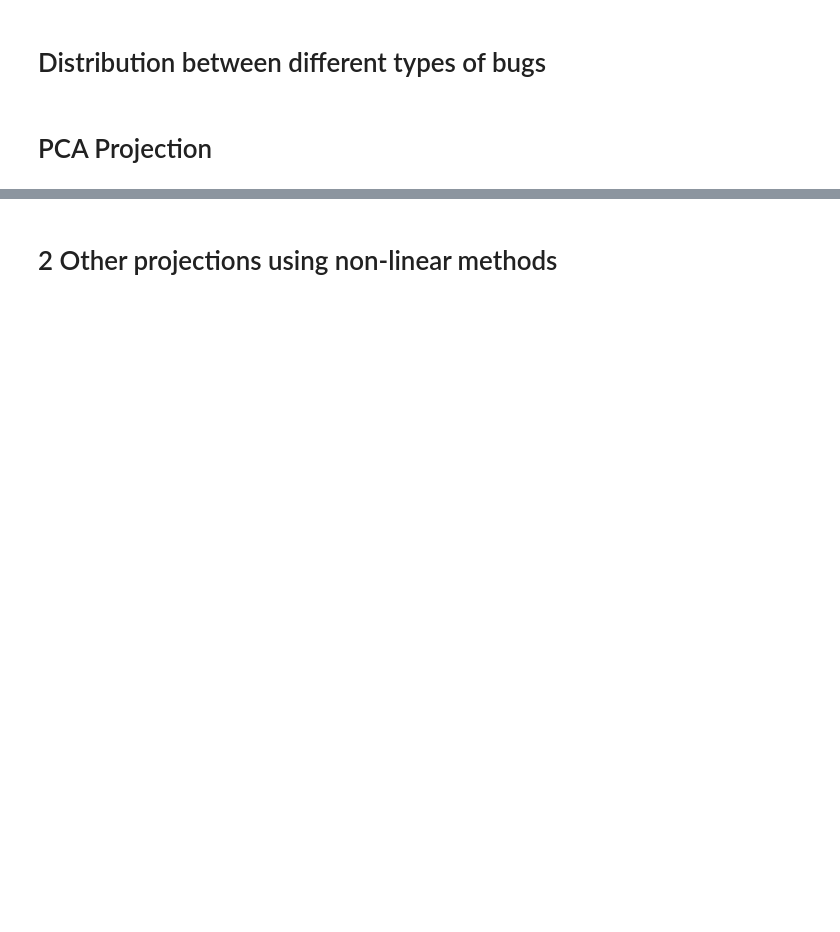
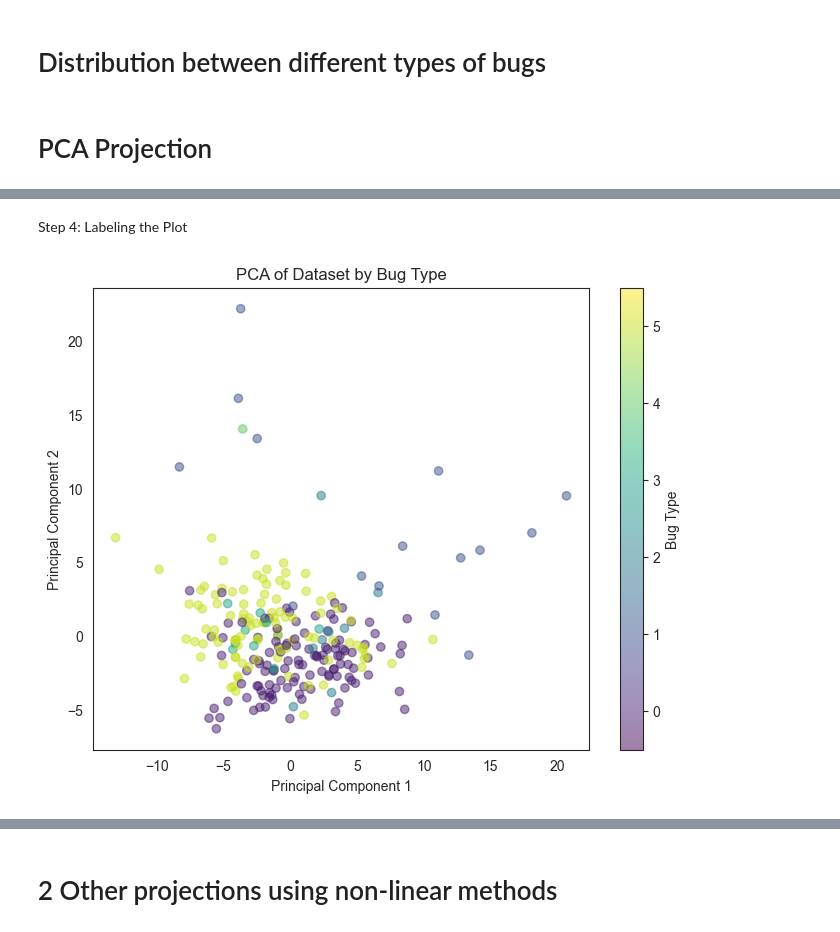
Before and after one commit to alexisvafiadis/Bug-Images-Data-Analysis-And-Type-Classification, a Jupyter notebook: 2_visualization.ipynb, the cells around one changed output, grey strips where cells are left out. Cells and saved outputs as stored; diff of their text form; code cells hidden in the pictures; blank space fills up the shorter version.

```diff
--- a/2_visualization.ipynb
+++ b/2_visualization.ipynb
@@ -124,0 +265,22 @@ pca.explained_variance_
+# %% [markdown]
+Step 4: Labeling the Plot
+# %%
+import pandas as pd
+
+# Assuming 'bug_type' is the column with categorical labels
+labels = data['bug_type']  # Ensure this column exists and is included before scaling
+label_ids, unique_labels = pd.factorize(labels)
+
+import matplotlib.pyplot as plt
+
+# Plot with these numeric labels
+plt.figure(figsize=(8, 6))
+scatter = plt.scatter(principalComponents[:, 0], principalComponents[:, 1], alpha=0.5, c=label_ids, cmap='viridis')
+plt.xlabel('Principal Component 1')
+plt.ylabel('Principal Component 2')
+plt.title('PCA of Dataset by Bug Type')
+plt.colorbar(scatter, ticks=range(len(unique_labels)), label='Bug Type')
+plt.clim(-0.5, len(unique_labels)-0.5)
+plt.show()
+# %% [output]
+[figure, added]
```
Also changed, not shown: parts of 52 cells of this notebook.
